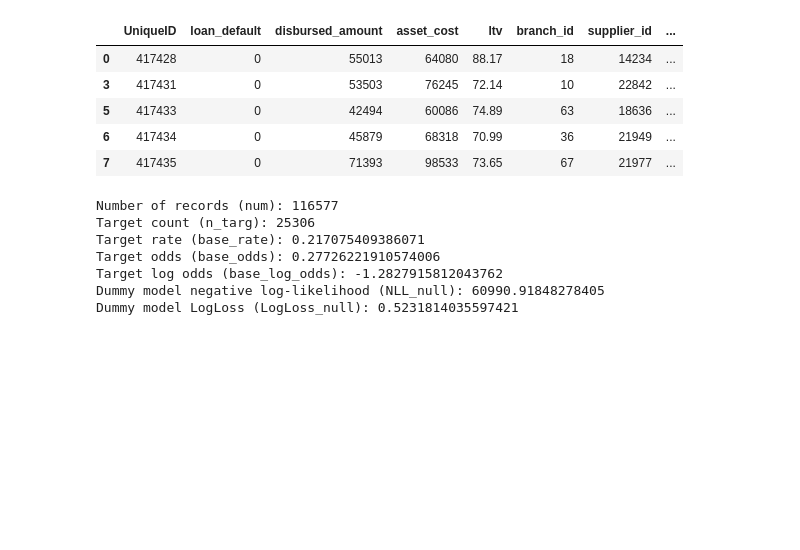
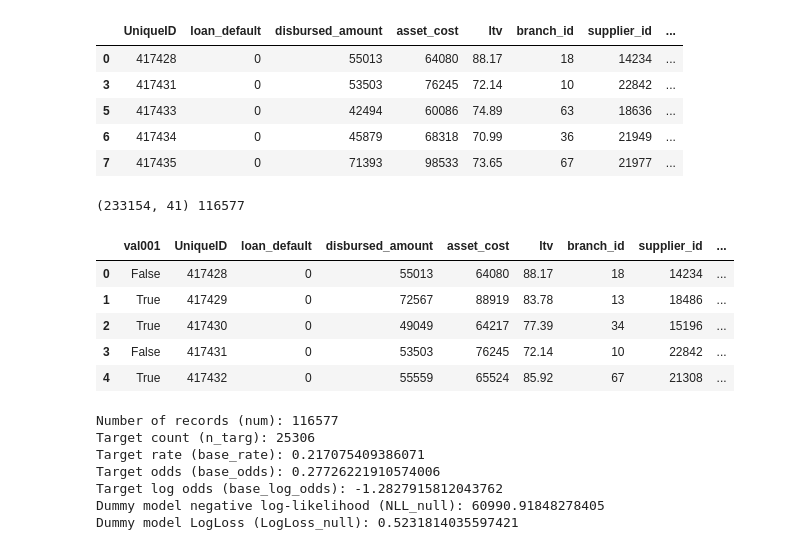
Before and after one commit to rapidsai-community/showcase, a Jupyter notebook: event_notebooks/GTC_2021/credit_scorecard/cpu/woesc_demo_vehicle_data.ipynb, the cells around one changed output. Saved outputs shown, nothing was run; the diff lists cells and outputs as text; code cells hidden in the pictures; blank space fills up the shorter version.

```diff
--- a/event_notebooks/GTC_2021/credit_scorecard/cpu/woesc_demo_vehicle_data.ipynb
+++ b/event_notebooks/GTC_2021/credit_scorecard/cpu/woesc_demo_vehicle_data.ipynb
@@ -129,6 +127,23 @@ trndat.sort_index().head()
 | 5 | 417433 | 0 | 42494 | 60086 | 74.89 | 63 | 18636 | ... |
 | 6 | 417434 | 0 | 45879 | 68318 | 70.99 | 36 | 21949 | ... |
 | 7 | 417435 | 0 | 71393 | 98533 | 73.65 | 67 | 21977 | ... |
+# %%
+## Attach a validation set indicator to the original dataset
+valsets = ['val001']
+if valsets[0] not in dat.columns:
+    dat.insert(0, valsets[0], False)
+    dat.loc[valdat.index, valsets[0]] = True
+
+print(dat.shape, dat[valsets[0]].sum())
+dat.head()
+# %% [output]
+(233154, 41) 116577
+|  | val001 | UniqueID | loan_default | disbursed_amount | asset_cost | ltv | branch_id | supplier_id | ... |
+| 0 | False | 417428 | 0 | 55013 | 64080 | 88.17 | 18 | 14234 | ... |
+| 1 | True | 417429 | 0 | 72567 | 88919 | 83.78 | 13 | 18486 | ... |
+| 2 | True | 417430 | 0 | 49049 | 64217 | 77.39 | 34 | 15196 | ... |
+| 3 | False | 417431 | 0 | 53503 | 76245 | 72.14 | 10 | 22842 | ... |
+| 4 | True | 417432 | 0 | 55559 | 65524 | 85.92 | 67 | 21308 | ... |
 # %%
 ## Get summary of target for training dataset
 trndict = describe_data_g_targ(trndat, targ_var)
```
Also changed, not shown: parts of 20 cells of this notebook, 7 other files.
